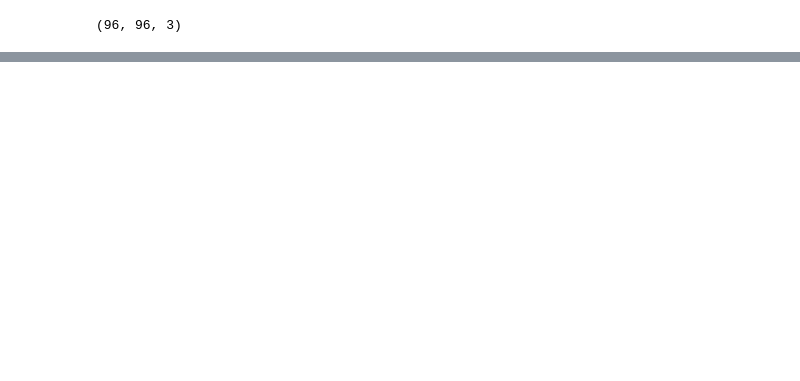
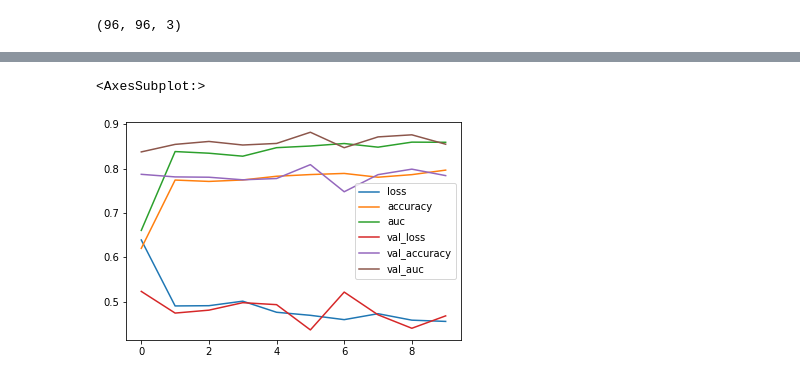
Before and after one commit to Pdegoffau/kaggle-histopathologic-cancer-detection, a Jupyter notebook: kaggle-histopathologic-cancer-detection.ipynb, the cells around one changed output, grey strips where cells are left out. Saved outputs shown, nothing was run; the diff lists cells and outputs as text; code cells hidden in the pictures; blank space fills up the shorter version.

```diff
--- a/kaggle-histopathologic-cancer-detection.ipynb
+++ b/kaggle-histopathologic-cancer-detection.ipynb
@@ -89,0 +153,16 @@ I.iloc[0].shape
+# %%
+kernel_size     = 3
+pool_size       = 2
+
+first_filters   = 32
+second_filters  = 64
+third_filters   = 128
+
+dropout_conv = 0.3
+dropout_dense = 0.3
+
+optimizer       = Adam(learning_rate=0.0001)
+loss            = 'binary_crossentropy'                      # 'categorical_crossentropy', 'binary_crossentropy'
+metric          = 'accuracy'
+epochs          = 10
+val_split       = 0.2
@@ -89,0 +197,5 @@ I.iloc[0].shape
+# %%
+model = model_cnn((96,96,3))
+model.compile(loss=loss, optimizer=optimizer, metrics=[metric, tf.keras.metrics.AUC()])
+
+model.summary()
@@ -89,0 +224,9 @@ I.iloc[0].shape
+# %%
+t = time.time()
+h = model.fit(    x                = train_set,
+                  steps_per_epoch  = train_steps,
+                  validation_data  = valid_set,
+                  validation_steps = val_steps,
+                  epochs           = epochs)
+
+print('Fitting model in %.2f secs' % (time.time()-t))
@@ -89,0 +251,7 @@ I.iloc[0].shape
+# %%
+df_hist = pd.DataFrame(h.history)
+# %%
+df_hist.plot.line()
+# %% [output]
+<AxesSubplot:>
+[figure, added]
```
Also changed, not shown: parts of 19 cells of this notebook.
